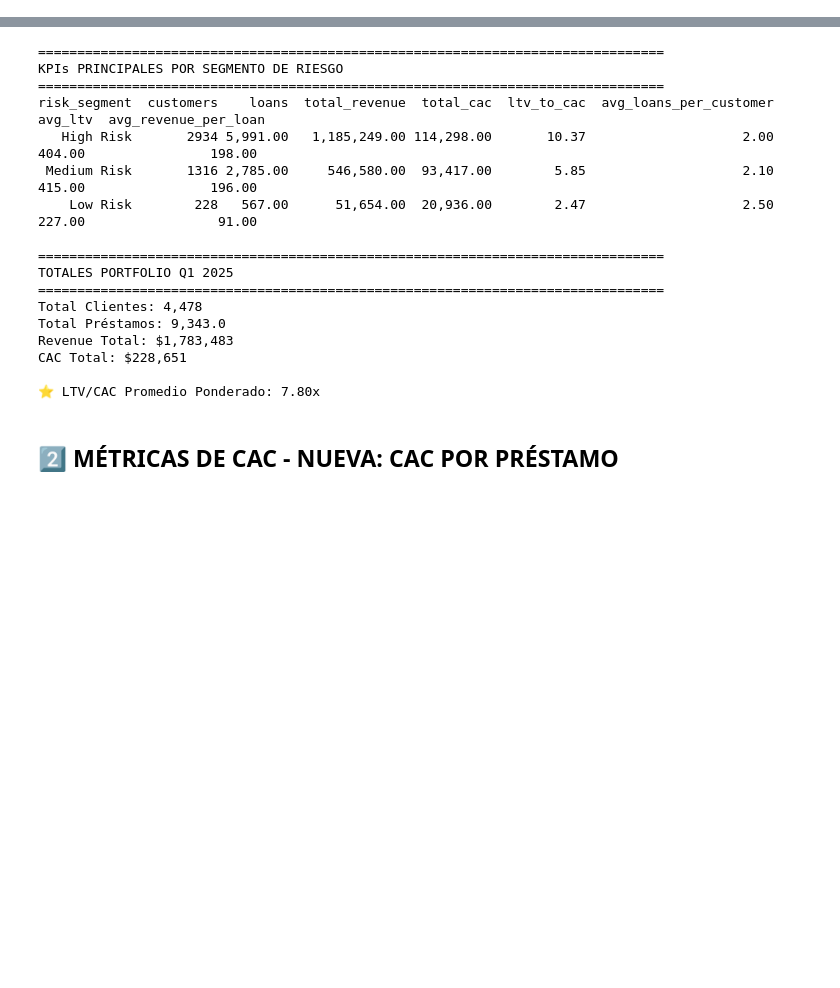
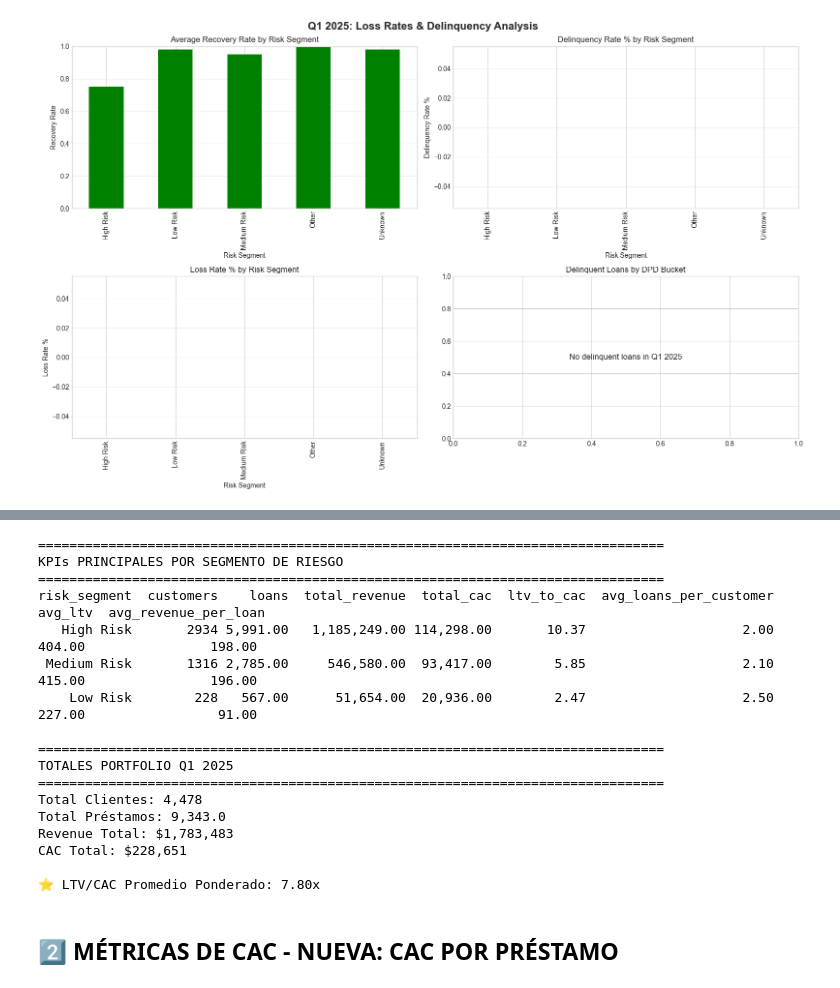
Before and after one commit to mijailnils/kueski-analytics-engineer-mijail, a Jupyter notebook: analisis_adhoc/code/05_analisis_completo_visual.ipynb, the cells around one changed output, grey strips where cells are left out. Drawn from its saved outputs; the diff is of its cells as text; code cells hidden in the pictures; blank space fills up the shorter version.

```diff
--- a/analisis_adhoc/code/05_analisis_completo_visual.ipynb
+++ b/analisis_adhoc/code/05_analisis_completo_visual.ipynb
@@ -42,0 +1183,93 @@ print("✅ Conexión a DuckDB establecida")
+# %%
+
+# Loss rate por risk segment
+loss_analysis = df_loans.groupby('risk_segment_customer').agg({
+    'loan_id': 'count',
+    'loan_amount': 'sum',
+    'credit_loss': 'sum',
+    'principal_repaid': 'sum',
+    'recovery_rate': 'mean',
+    'is_delinquent': 'sum',
+    'capital_balance': 'sum'
+}).round(2)
+
+loss_analysis.columns = [
+    'Total Loans',
+    'Loan Amount',
+    'Credit Loss',
+    'Principal Repaid',
+    'Avg Recovery Rate',
+    'Delinquent Loans',
+    'Outstanding Balance'
+]
+
+# Calcular métricas adicionales
+loss_analysis['Loss Rate %'] = (loss_analysis['Credit Loss'] / loss_analysis['Loan Amount'] * 100).round(2)
+loss_analysis['Repayment Rate %'] = (loss_analysis['Principal Repaid'] / loss_analysis['Loan Amount'] * 100).round(2)
+loss_analysis['Delinquency Rate %'] = (loss_analysis['Delinquent Loans'] / loss_analysis['Total Loans'] * 100).round(2)
+
+print("\n" + "="*70)
+print("LOSS RATES & DELINQUENCY BY RISK SEGMENT")
+print("="*70)
+print(loss_analysis)
+print("="*70)
+
+# Delinquency por DPD bucket
+dpd_analysis = df_loans[df_loans['is_delinquent'] == 1].groupby('dpd_bucket').agg({
+    'loan_id': 'count',
+    'loan_amount': 'sum',
+    'capital_balance': 'sum'
+}).round(2)
+
+dpd_analysis.columns = ['Delinquent Loans', 'Original Loan Amount', 'Outstanding Balance']
+
+print("\nDELINQUENCY BY DPD BUCKET")
+print("="*70)
+print(dpd_analysis)
+print("="*70)
+
+# Visualización
+fig, axes = plt.subplots(2, 2, figsize=(16, 10))
+fig.suptitle('Q1 2025: Loss Rates & Delinquency Analysis', fontsize=16, fontweight='bold')
+
+# 1. Recovery Rate by Risk Segment
+ax1 = axes[0, 0]
+loss_analysis['Avg Recovery Rate'].plot(kind='bar', ax=ax1, color='green')
+ax1.set_title('Average Recovery Rate by Risk Segment')
+ax1.set_ylabel('Recovery Rate')
+ax1.set_xlabel('Risk Segment')
+ax1.grid(axis='y', alpha=0.3)
+ax1.set_ylim([0, 1])
+
+# 2. Delinquency Rate by Risk Segment
+ax2 = axes[0, 1]
+loss_analysis['Delinquency Rate %'].plot(kind='bar', ax=ax2, color='red')
+ax2.set_title('Delinquency Rate % by Risk Segment')
+ax2.set_ylabel('Delinquency Rate %')
+ax2.set_xlabel('Risk Segment')
+ax2.grid(axis='y', alpha=0.3)
+
+# 3. Loss Rate by Risk Segment
+ax3 = axes[1, 0]
+loss_analysis['Loss Rate %'].plot(kind='bar', ax=ax3, color='coral')
+ax3.set_title('Loss Rate % by Risk Segment')
+ax3.set_ylabel('Loss Rate %')
+ax3.set_xlabel('Risk Segment')
+ax3.grid(axis='y', alpha=0.3)
+
+# 4. Delinquent Loans by DPD Bucket
+ax4 = axes[1, 1]
+if len(dpd_analysis) > 0:
+    dpd_analysis['Delinquent Loans'].plot(kind='bar', ax=ax4, color='orange')
+    ax4.set_title('Delinquent Loans by DPD Bucket')
+    ax4.set_ylabel('Number of Loans')
+    ax4.set_xlabel('DPD Bucket')
+    ax4.grid(axis='y', alpha=0.3)
+else:
+    ax4.text(0.5, 0.5, 'No delinquent loans in Q1 2025',
+             ha='center', va='center', fontsize=12)
+    ax4.set_title('Delinquent Loans by DPD Bucket')
+
+plt.tight_layout()
+plt.show()
+# %% [output]
@@ -42,0 +1293 @@ print("✅ Conexión a DuckDB establecida")
+[figure, added]
```
Also changed, not shown: parts of 27 cells of this notebook, 1 other file.
